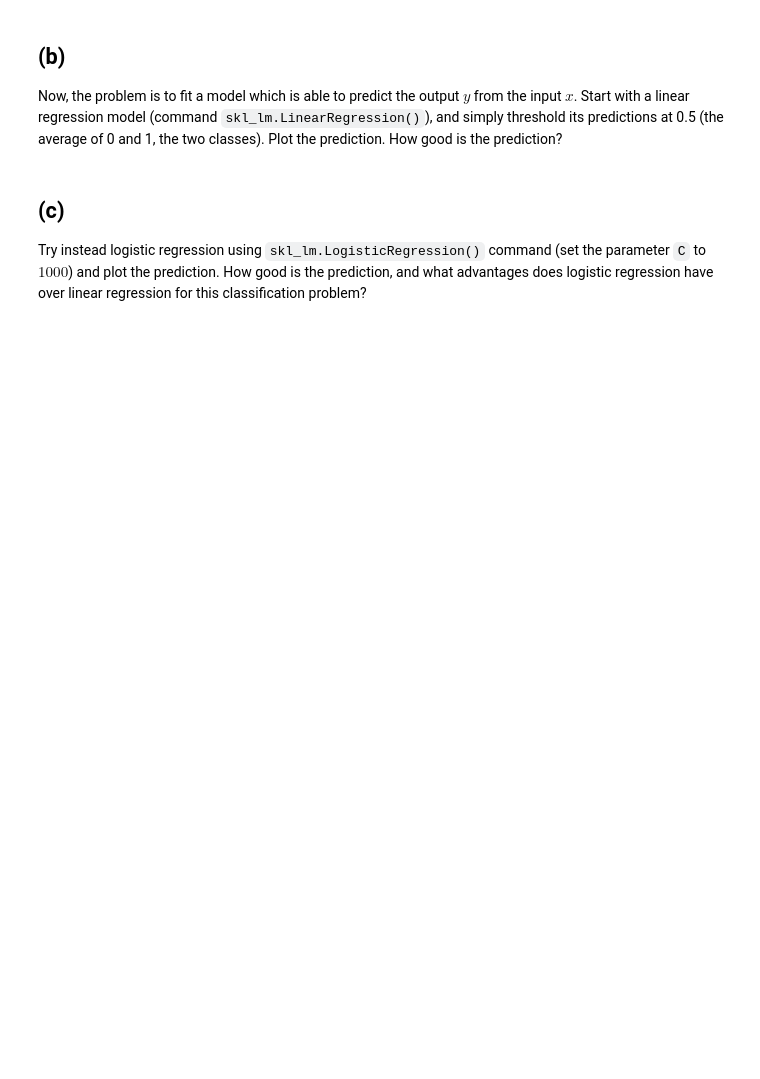
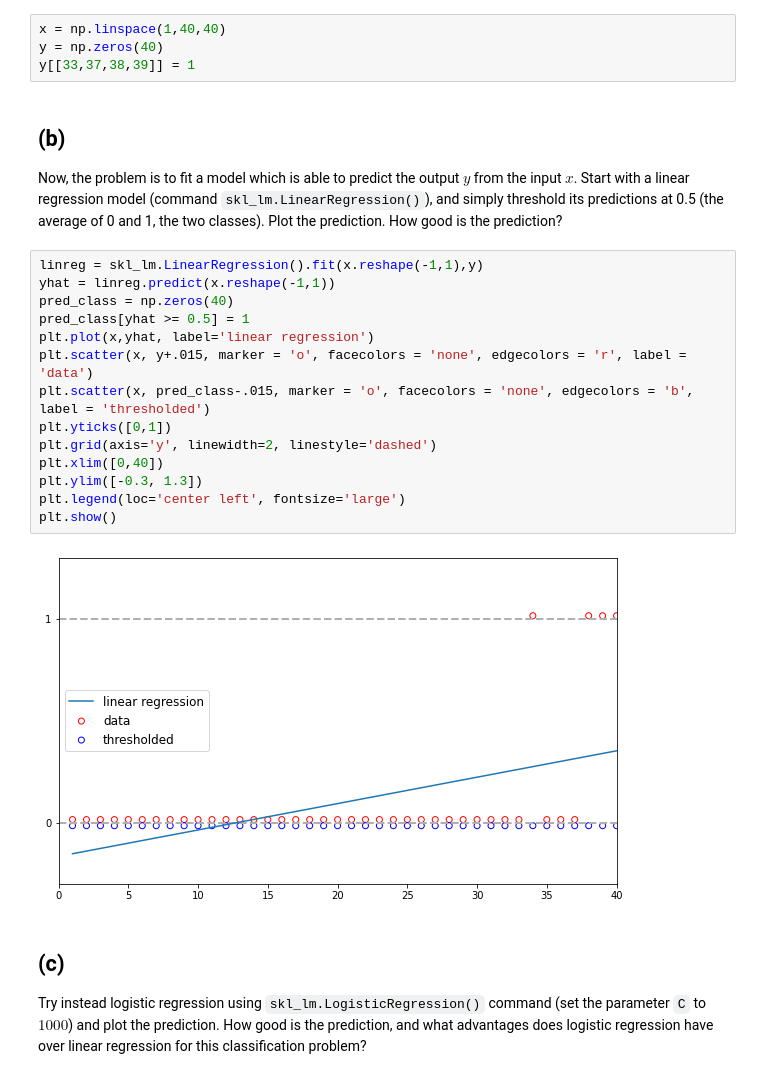
Before and after one commit to flapinski/SML, a Jupyter notebook: exercises/SML-session_4.ipynb, the cells around one changed output. Saved outputs shown, nothing was run; the diff lists cells and outputs as text; blank space fills up the shorter version.

```diff
--- a/exercises/SML-session_4.ipynb
+++ b/exercises/SML-session_4.ipynb
@@ -410,9 +447,29 @@ In this exercise, we explore why linear regression might not be well suited for
 # %% [markdown]
 ## (a)
 Construct and plot a data set as follows: Let $x_i$ be samples $x_i = i$ in a sequence from $i = 1$ to $i = 40$. Let $y_i = 0$ for all $i = 1 : 40$, except for $i = 34, 38, 39, 40$ where $y_i = 1$. Hence, $y$ belongs to either of two classes, $0$ and $1$.
+# %%
+x = np.linspace(1,40,40)
+y = np.zeros(40)
+y[[33,37,38,39]] = 1
 # %% [markdown]
 ## (b)
 Now, the problem is to fit a model which is able to predict the output $y$ from the input $x$. Start with a linear regression model (command `skl_lm.LinearRegression()`), and simply threshold its predictions at 0.5 (the average of 0 and 1, the two classes). Plot the prediction. How good is the prediction?
+# %%
+linreg = skl_lm.LinearRegression().fit(x.reshape(-1,1),y)
+yhat = linreg.predict(x.reshape(-1,1))
+pred_class = np.zeros(40)
+pred_class[yhat >= 0.5] = 1
+plt.plot(x,yhat, label='linear regression')
+plt.scatter(x, y+.015, marker = 'o', facecolors = 'none', edgecolors = 'r', label = 'data')
+plt.scatter(x, pred_class-.015, marker = 'o', facecolors = 'none', edgecolors = 'b', label = 'thresholded')
+plt.yticks([0,1])
+plt.grid(axis='y', linewidth=2, linestyle='dashed')
+plt.xlim([0,40])
+plt.ylim([-0.3, 1.3])
+plt.legend(loc='center left', fontsize='large')
+plt.show()
+# %% [output]
+[figure, added]
 # %% [markdown]
 ## (c)
 Try instead logistic regression using `skl_lm.LogisticRegression()` command (set the parameter `C` to $1000$) and plot the prediction. How good is the prediction, and what advantages does logistic regression have over linear regression for this classification problem?
```
Also changed, not shown: parts of 10 cells of this notebook.
